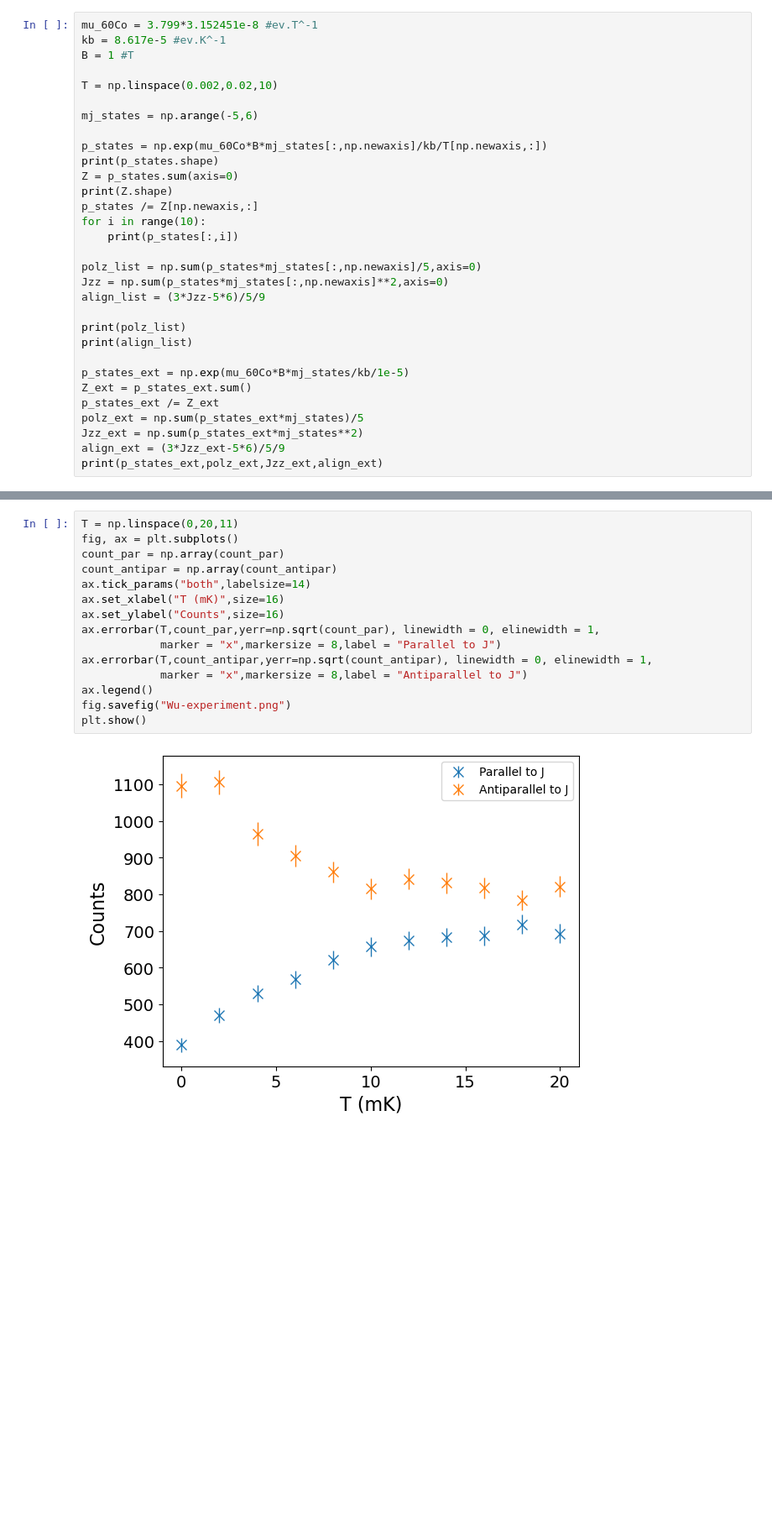
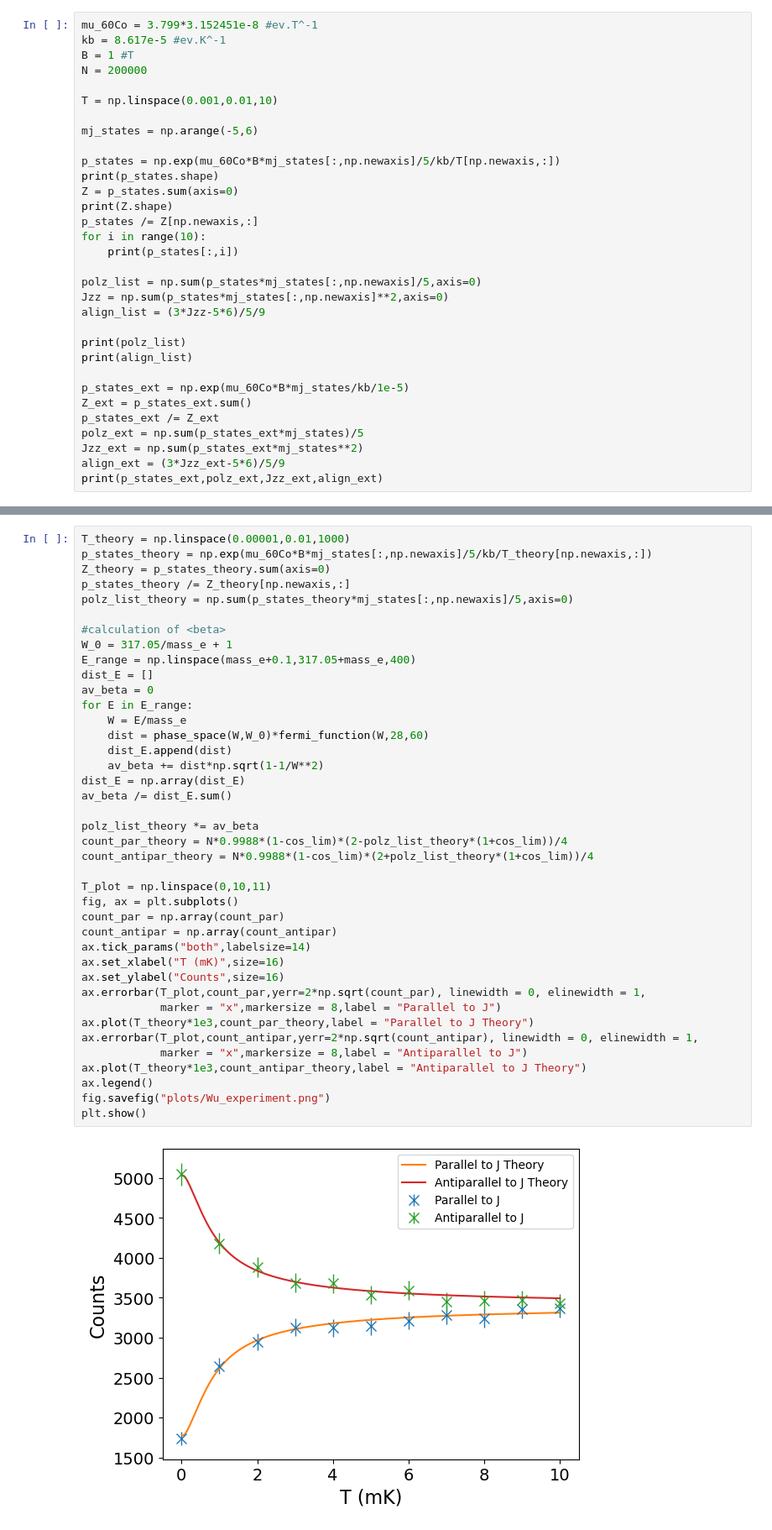
Before and after one commit to PabloCanovasM/CRADLE_TESTS, a Jupyter notebook: CRADLE_Wu_analysis.ipynb, the cells around one changed output, grey strips where cells are left out. Shown at 84% size. Saved outputs shown, nothing was run; the diff lists cells and outputs as text; blank space fills up the shorter version.

```diff
--- a/CRADLE_Wu_analysis.ipynb
+++ b/CRADLE_Wu_analysis.ipynb
@@ -165,12 +206,13 @@ class data_analysis:
 mu_60Co = 3.799*3.152451e-8 #ev.T^-1
 kb = 8.617e-5 #ev.K^-1
 B = 1 #T
+N = 200000
 
-T = np.linspace(0.002,0.02,10)
+T = np.linspace(0.001,0.01,10)
 
 mj_states = np.arange(-5,6)
 
-p_states = np.exp(mu_60Co*B*mj_states[:,np.newaxis]/kb/T[np.newaxis,:])
+p_states = np.exp(mu_60Co*B*mj_states[:,np.newaxis]/5/kb/T[np.newaxis,:])
 print(p_states.shape)
 Z = p_states.sum(axis=0)
 print(Z.shape)
@@ -256,17 +325,42 @@ for i in range(10):
 # %%
-T = np.linspace(0,20,11)
+T_theory = np.linspace(0.00001,0.01,1000)
+p_states_theory = np.exp(mu_60Co*B*mj_states[:,np.newaxis]/5/kb/T_theory[np.newaxis,:])
+Z_theory = p_states_theory.sum(axis=0)
+p_states_theory /= Z_theory[np.newaxis,:]
+polz_list_theory = np.sum(p_states_theory*mj_states[:,np.newaxis]/5,axis=0)
+
+#calculation of <beta>
+W_0 = 317.05/mass_e + 1
+E_range = np.linspace(mass_e+0.1,317.05+mass_e,400)
+dist_E = []
+av_beta = 0
+for E in E_range:
+    W = E/mass_e
+    dist = phase_space(W,W_0)*fermi_function(W,28,60)
+    dist_E.append(dist)
+    av_beta += dist*np.sqrt(1-1/W**2)
+dist_E = np.array(dist_E)
+av_beta /= dist_E.sum()
+
+polz_list_theory *= av_beta
+count_par_theory = N*0.9988*(1-cos_lim)*(2-polz_list_theory*(1+cos_lim))/4
+count_antipar_theory = N*0.9988*(1-cos_lim)*(2+polz_list_theory*(1+cos_lim))/4
+
+T_plot = np.linspace(0,10,11)
 fig, ax = plt.subplots()
 count_par = np.array(count_par)
 count_antipar = np.array(count_antipar)
 ax.tick_params("both",labelsize=14)
 ax.set_xlabel("T (mK)",size=16)
 ax.set_ylabel("Counts",size=16)
-ax.errorbar(T,count_par,yerr=np.sqrt(count_par), linewidth = 0, elinewidth = 1,
+ax.errorbar(T_plot,count_par,yerr=2*np.sqrt(count_par), linewidth = 0, elinewidth = 1,
             marker = "x",markersize = 8,label = "Parallel to J")
-ax.errorbar(T,count_antipar,yerr=np.sqrt(count_antipar), linewidth = 0, elinewidth = 1,
+ax.plot(T_theory*1e3,count_par_theory,label = "Parallel to J Theory")
+ax.errorbar(T_plot,count_antipar,yerr=2*np.sqrt(count_antipar), linewidth = 0, elinewidth = 1,
             marker = "x",markersize = 8,label = "Antiparallel to J")
+ax.plot(T_theory*1e3,count_antipar_theory,label = "Antiparallel to J Theory")
 ax.legend()
-fig.savefig("Wu-experiment.png")
+fig.savefig("plots/Wu_experiment.png")
 plt.show()
 # %% [output]
-[figure, old version]
+[figure, new version]
```
Also changed, not shown: parts of 5 cells of this notebook, 22 other files.
